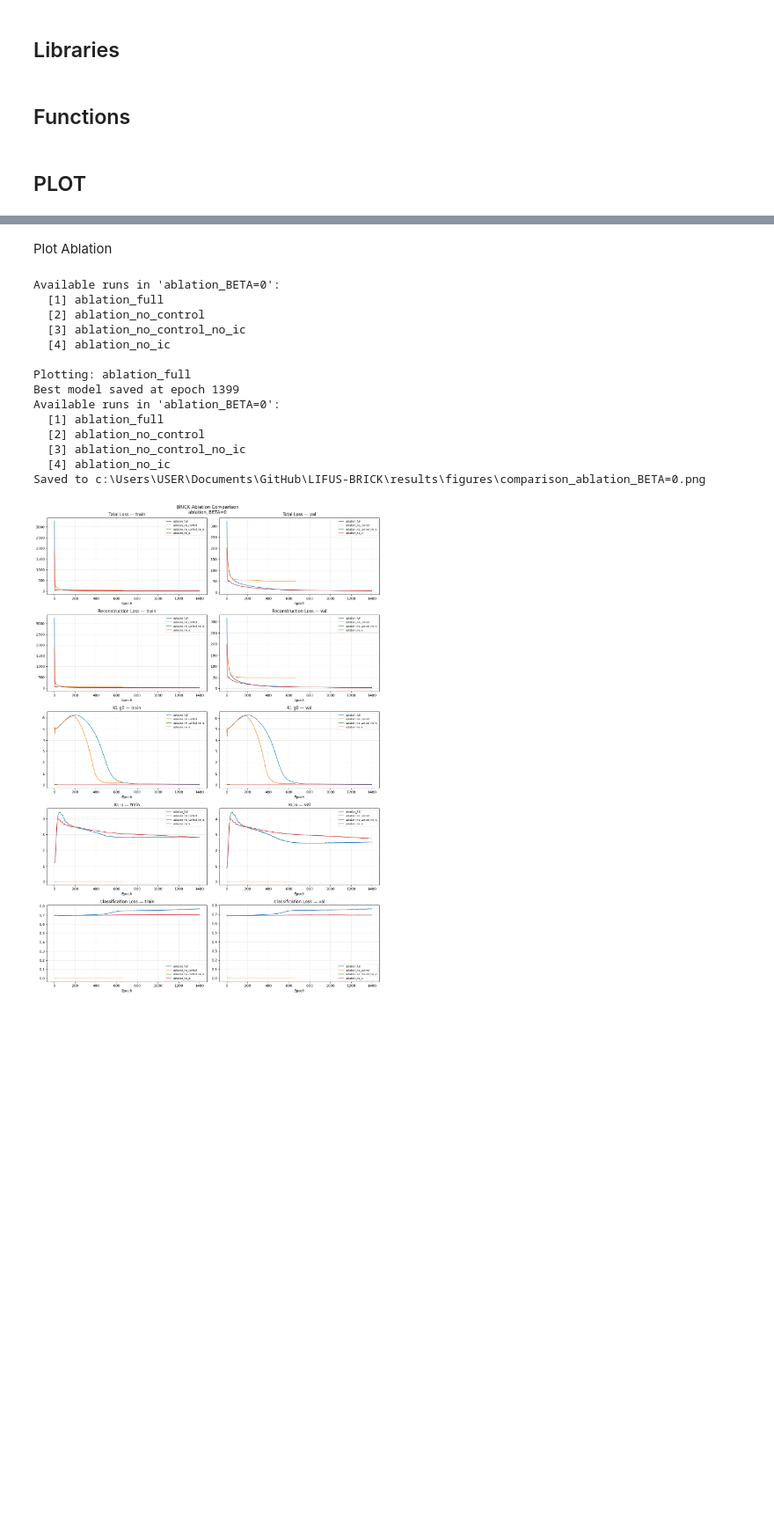
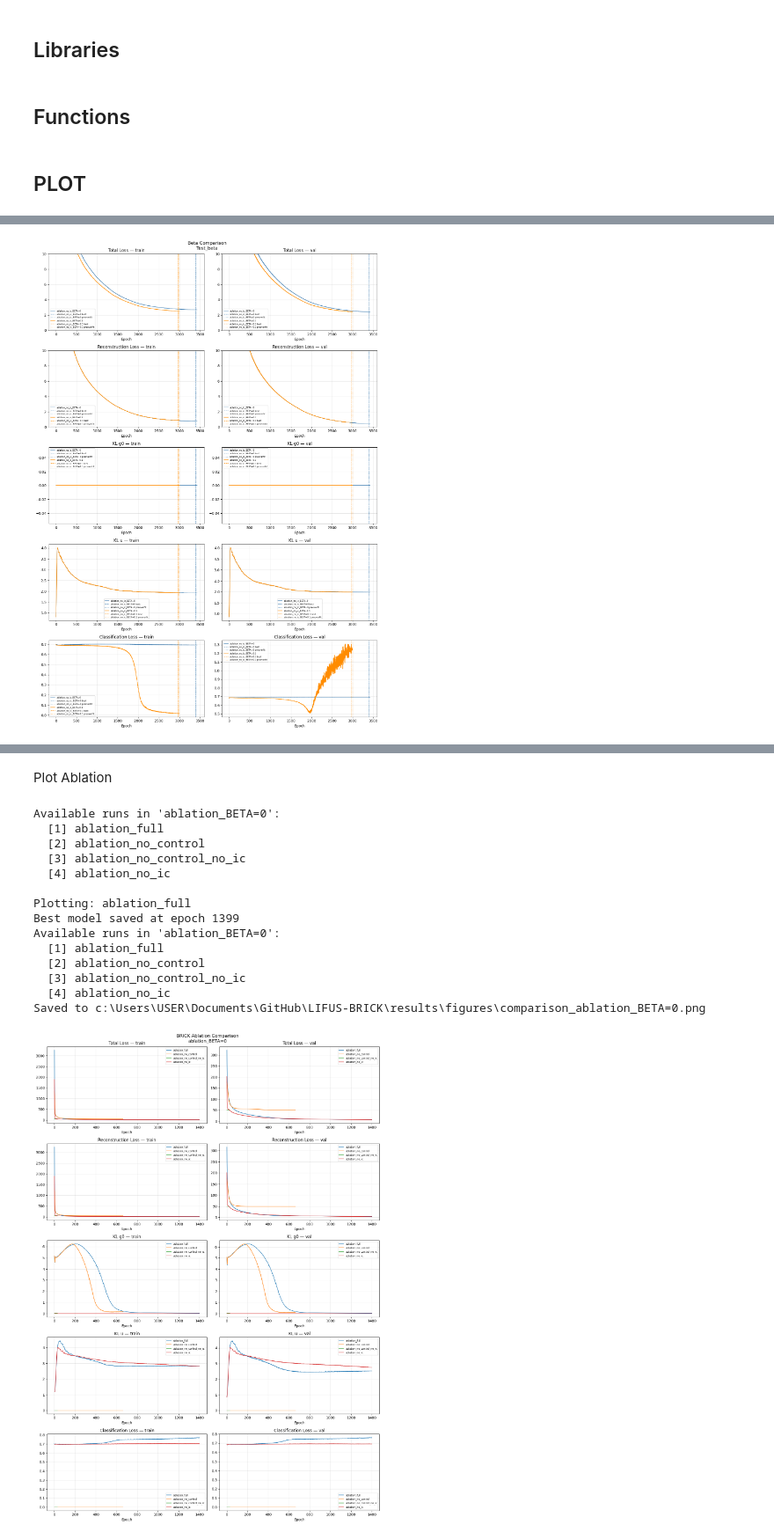
Before and after one commit to nadegeooo/LIFUS-BRICK, a Jupyter notebook: analysis/model_inspection.ipynb, the cells around one changed output, grey strips where cells are left out. Shown at 88% size. Cells and saved outputs as stored; diff of their text form; code cells hidden in the pictures; blank space fills up the shorter version.

```diff
--- a/analysis/model_inspection.ipynb
+++ b/analysis/model_inspection.ipynb
@@ -169,0 +169,90 @@ Saved to /home/nadegeo/LIFUS-BRICK/results/figures/training_curves_ablation_no_i
+# %%
+DO WE USE BETA
+
+def plot_beta_comparison(results_root: Path, subfolder: str):
+    """
+    Plot both runs in subfolder, each with both best and preoverfit checkpoints marked.
+    Also prints a comparison table.
+    """
+    csv_files = list_runs(results_root, subfolder=subfolder)
+
+    fig, axes = plt.subplots(5, 2, figsize=(14, 20))
+    fig.suptitle(f"Beta Comparison\n{subfolder}", fontsize=13)
+
+    colors = {"ablation_no_ic_BETA=0": "steelblue", "ablation_no_ic_BETA=0.1": "darkorange"}
+
+    def plot(ax_train, ax_val, title, key_train, key_val, ylim=None):
+
+        if ylim is not None:
+            ax_train.set_ylim(ylim)
+            ax_val.set_ylim(ylim)
+
+        for csv_path in csv_files:
+            data      = load_csv(csv_path)
+            run_name  = csv_path.parent.name
+            color     = colors.get(run_name, "gray")
+
+            ax_train.plot(data["epochs"], data[key_train], label=run_name, color=color, linewidth=1.2)
+            ax_val.plot(data["epochs"],   data[key_val],   label=run_name, color=color, linewidth=1.2)
+
+            # Mark best_model.pt epoch
+            best_epoch = load_best_epoch(csv_path)
+            if best_epoch:
+                for ax, key in [(ax_train, key_train), (ax_val, key_val)]:
+                    ax.axvline(x=best_epoch, color=color, linestyle="--", linewidth=1.0,
+                               label=f"{run_name} best")
+
+            # Mark best_model_preoverfit.pt epoch
+            preoverfit_path = csv_path.parent / "best_model_preoverfit.pt"
+            if preoverfit_path.exists():
+                ckpt = torch.load(preoverfit_path, map_location="cpu")
+                pre_epoch = ckpt["epoch"]
+                for ax in (ax_train, ax_val):
+                    ax.axvline(x=pre_epoch, color=color, linestyle=":", linewidth=1.0,
+                               label=f"{run_name} preoverfit")
+
+        ax_train.set_title(f"{title} — train")
+        ax_val.set_title(f"{title} — val")
+        for ax in (ax_train, ax_val):
+            ax.set_xlabel("Epoch")
+            ax.legend(fontsize=6)
+            ax.grid(alpha=0.3)
+
+    plot(axes[0, 0], axes[0, 1], "Total Loss",          "train_total",  "val_total",  ylim=(0, 10))
+    plot(axes[1, 0], axes[1, 1], "Reconstruction Loss", "train_recon",  "val_recon",  ylim=(0, 10))
+    plot(axes[2, 0], axes[2, 1], "KL g0",               "train_kl_g0",  "val_kl_g0")
+    plot(axes[3, 0], axes[3, 1], "KL u",                "train_kl_u",   "val_kl_u")
+    plot(axes[4, 0], axes[4, 1], "Classification Loss", "train_cls",    "val_cls")
+
+    plt.tight_layout()
+    plt.show()
+
+    # --- Comparison table ---
+    print(f"\n{'Run':<30} {'Checkpoint':<15} {'Best Val Recon':<18} {'Best Val Cls':<15} {'Epoch':<8}")
+    print("-" * 90)
+    for csv_path in csv_files:
+        df = pd.read_csv(csv_path)
+        run_name = csv_path.parent.name
+
+        # best_model.pt
+        best_epoch = load_best_epoch(csv_path)
+        if best_epoch:
+            row = df[df["epoch"] == best_epoch].iloc[0]
+            print(f"{run_name:<30} {'best':<15} {float(row['val_loss_recon']):<18.4f} "
+                  f"{float(row['val_loss_cls']):<15.4f} {best_epoch:<8}")
+
+        # best_model_preoverfit.pt
+        preoverfit_path = csv_path.parent / "best_model_preoverfit.pt"
+        if preoverfit_path.exists():
+            ckpt = torch.load(preoverfit_path, map_location="cpu")
+            pre_epoch = ckpt["epoch"]
+            row = df[df["epoch"] == pre_epoch].iloc[0]
+            print(f"{run_name:<30} {'preoverfit':<15} {float(row['val_loss_recon']):<18.4f} "
+                  f"{float(row['val_loss_cls']):<15.4f} {pre_epoch:<8}")
+        print()
+
+plot_beta_comparison(
+    results_root=ROOT_DIR / "results" / "training",
+    subfolder="Test_beta",
+)
+# %% [output]
@@ -169,0 +272 @@ Saved to /home/nadegeo/LIFUS-BRICK/results/figures/training_curves_ablation_no_i
+[figure, added]
```
Also changed, not shown: parts of 3 cells of this notebook, 2 other files.
